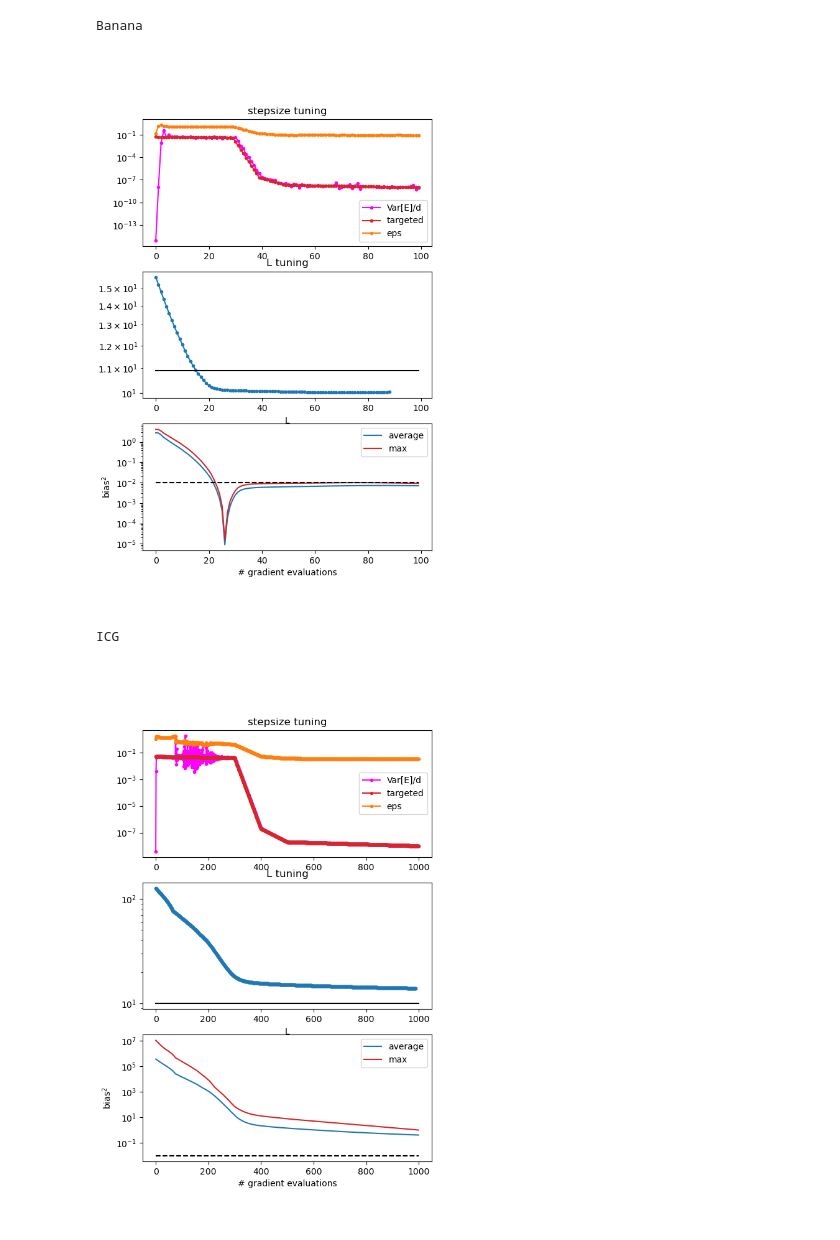
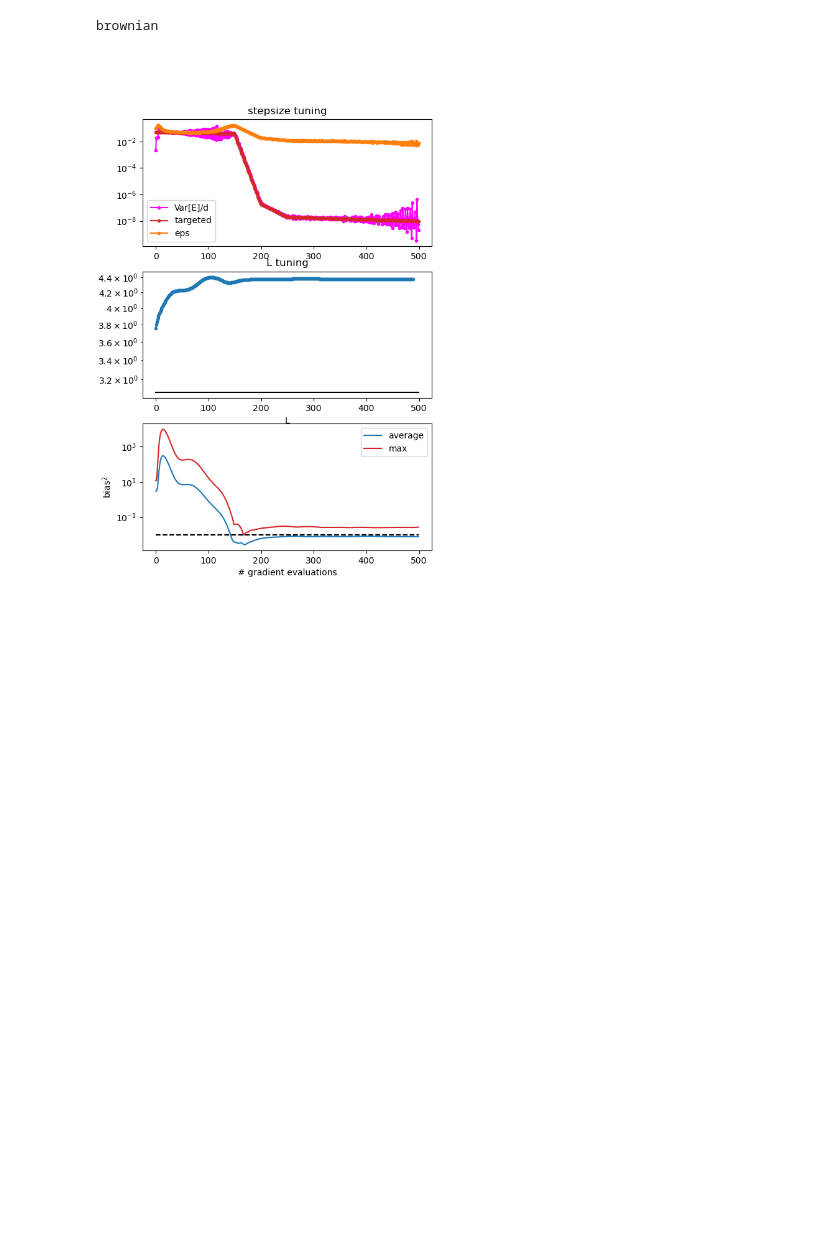
Before and after one commit to JakobRobnik/MicroCanonicalHMC, a Jupyter notebook: tst_ensemble.ipynb, the cells around one changed output. Cells and saved outputs as stored; diff of their text form; code cells hidden in the pictures; blank space fills up the shorter version.

```diff
--- a/tst_ensemble.ipynb
+++ b/tst_ensemble.ipynb
@@ -1,18 +1,16 @@
 # %%
 import numpy as np
 import matplotlib.pyplot as plt
 from IPython.display import Image, display
 
 
 targets = ['Banana', 'ICG', 'german_credit', 'brownian', 'IRT', 'SV']
 
-for i in [0, 1, 3, 4, 5]:
+for i in [3, ]:
     name = targets[i]
     print(name)
     display(Image(filename='plots/tst_ensemble/'+name+'.png'))
     #ICG, Brownian, SV
 # %% [output]
-Banana
+brownian
-[figure, old version]
+[figure, new version]
-ICG
-[figure, removed]
```
Also changed, not shown: parts of 3 cells of this notebook, 2 other files.
